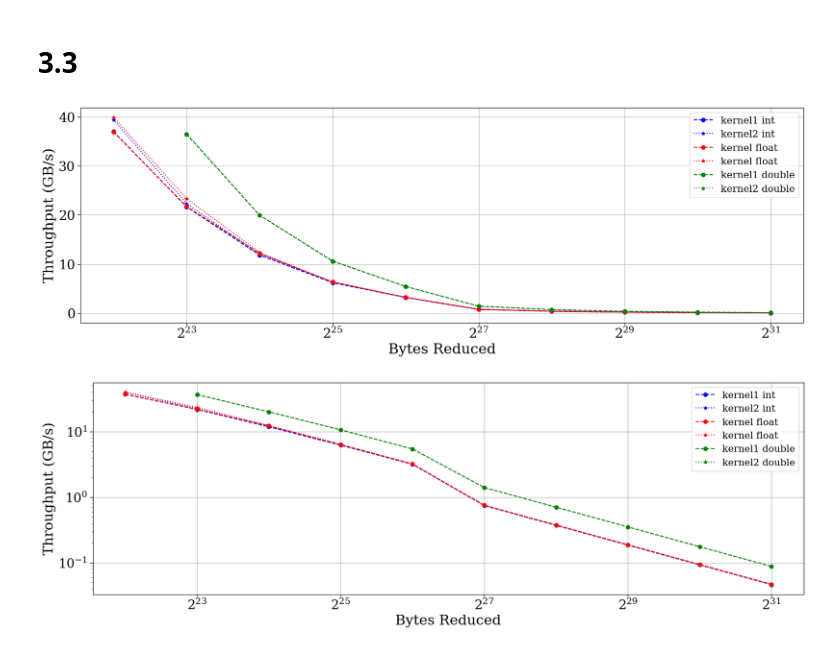
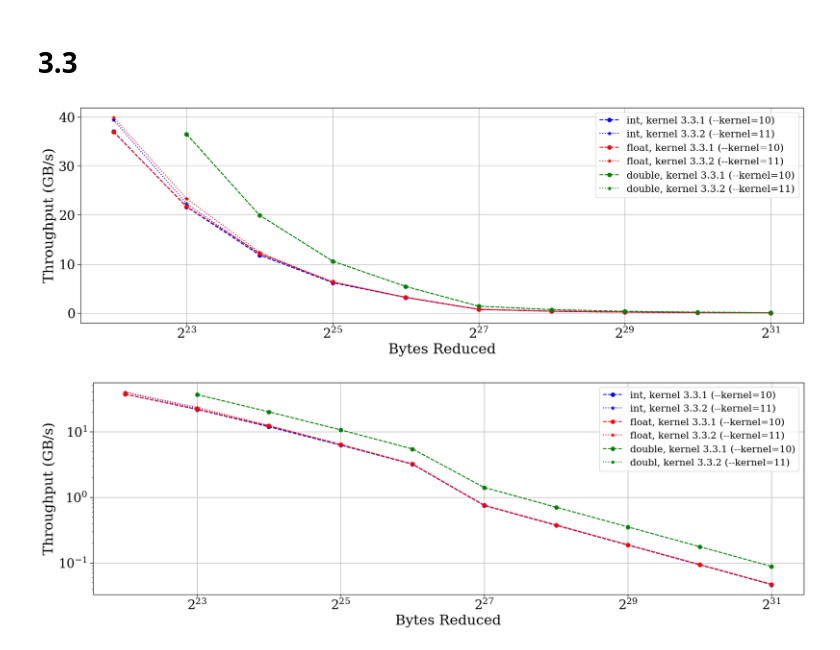
Before and after one commit to DerBurri/hpcexercise, a Jupyter notebook: gpu_algo_design/Ex03/out/visu.ipynb, the cells around one changed output. Drawn from its saved outputs; the diff is of its cells as text; code cells hidden in the pictures.

```diff
--- a/gpu_algo_design/Ex03/out/visu.ipynb
+++ b/gpu_algo_design/Ex03/out/visu.ipynb
@@ -153,56 +153,56 @@ df = pd.read_csv("reduction.csv")
 plt.figure(figsize=(20, 6))
 
 dff = df[(df["kernelNr"] == 10) & (df["datatype"] == "i")]
-plt.plot(dff["nBytes"],dff["BWGBs"], label=f"kernel1 int", color="blue", marker="o", linestyle="--")
+plt.plot(dff["nBytes"],dff["BWGBs"], label=f"int, kernel 3.3.1 (--kernel=10)", color="blue", marker="o", linestyle="--")
 dff = df[(df["kernelNr"] == 11) & (df["datatype"] == "i")]
-plt.plot(dff["nBytes"],dff["BWGBs"], label=f"kernel2 int",  color="blue", marker="*", linestyle=":")
+plt.plot(dff["nBytes"],dff["BWGBs"], label=f"int, kernel 3.3.2 (--kernel=11)",  color="blue", marker="*", linestyle=":")
 
 dff = df[(df["kernelNr"] == 10) & (df["datatype"] == "f")]
-plt.plot(dff["nBytes"],dff["BWGBs"], label=f"kernel float", color="red", marker="o", linestyle="--")
+plt.plot(dff["nBytes"],dff["BWGBs"], label=f"float, kernel 3.3.1 (--kernel=10)", color="red", marker="o", linestyle="--")
 dff = df[(df["kernelNr"] == 11) & (df["datatype"] == "f")]
-plt.plot(dff["nBytes"],dff["BWGBs"], label=f"kernel float",  color="red", marker="*", linestyle=":")
+plt.plot(dff["nBytes"],dff["BWGBs"], label=f"float, kernel 3.3.2 (--kernel=11)",  color="red", marker="*", linestyle=":")
 
 dff = df[(df["kernelNr"] == 10) & (df["datatype"] == "d")]
-plt.plot(dff["nBytes"],dff["BWGBs"], label=f"kernel1 double", color="green", marker="o", linestyle="--")
+plt.plot(dff["nBytes"],dff["BWGBs"], label=f"double, kernel 3.3.1 (--kernel=10)", color="green", marker="o", linestyle="--")
 dff = df[(df["kernelNr"] == 11) & (df["datatype"] == "d")]
-plt.plot(dff["nBytes"],dff["BWGBs"], label=f"kernel2 double",  color="green", marker="*", linestyle=":")
+plt.plot(dff["nBytes"],dff["BWGBs"], label=f"double, kernel 3.3.2 (--kernel=11)",  color="green", marker="*", linestyle=":")
 
 plt.yscale("linear")
 plt.xscale("log",base=2)
 plt.legend()
 plt.grid()
 plt.xlabel("Bytes Reduced")
 plt.ylabel("Throughput (GB/s)")
 plt.savefig("reduction_lin.pdf", bbox_inches="tight")
 plt.show()
 
 
 
 plt.figure(figsize=(20, 6))
 
 dff = df[(df["kernelNr"] == 10) & (df["datatype"] == "i")]
-plt.plot(dff["nBytes"],dff["BWGBs"], label=f"kernel1 int", color="blue", marker="o", linestyle="--")
+plt.plot(dff["nBytes"],dff["BWGBs"], label=f"int, kernel 3.3.1 (--kernel=10)", color="blue", marker="o", linestyle="--")
 dff = df[(df["kernelNr"] == 11) & (df["datatype"] == "i")]
-plt.plot(dff["nBytes"],dff["BWGBs"], label=f"kernel2 int",  color="blue", marker="*", linestyle=":")
+plt.plot(dff["nBytes"],dff["BWGBs"], label=f"int, kernel 3.3.2 (--kernel=11)",  color="blue", marker="*", linestyle=":")
 
 dff = df[(df["kernelNr"] == 10) & (df["datatype"] == "f")]
-plt.plot(dff["nBytes"],dff["BWGBs"], label=f"kernel float", color="red", marker="o", linestyle="--")
+plt.plot(dff["nBytes"],dff["BWGBs"], label=f"float, kernel 3.3.1 (--kernel=10)", color="red", marker="o", linestyle="--")
 dff = df[(df["kernelNr"] == 11) & (df["datatype"] == "f")]
-plt.plot(dff["nBytes"],dff["BWGBs"], label=f"kernel float",  color="red", marker="*", linestyle=":")
+plt.plot(dff["nBytes"],dff["BWGBs"], label=f"float, kernel 3.3.2 (--kernel=11)",  color="red", marker="*", linestyle=":")
 
 dff = df[(df["kernelNr"] == 10) & (df["datatype"] == "d")]
-plt.plot(dff["nBytes"],dff["BWGBs"], label=f"kernel1 double", color="green", marker="o", linestyle="--")
+plt.plot(dff["nBytes"],dff["BWGBs"], label=f"double, kernel 3.3.1 (--kernel=10)", color="green", marker="o", linestyle="--")
 dff = df[(df["kernelNr"] == 11) & (df["datatype"] == "d")]
-plt.plot(dff["nBytes"],dff["BWGBs"], label=f"kernel2 double",  color="green", marker="*", linestyle=":")
+plt.plot(dff["nBytes"],dff["BWGBs"], label=f"doubl, kernel 3.3.2 (--kernel=11)",  color="green", marker="*", linestyle=":")
 
 plt.yscale("log")
 plt.xscale("log",base=2)
 plt.legend()
 plt.grid()
 plt.xlabel("Bytes Reduced")
 plt.ylabel("Throughput (GB/s)")
 plt.savefig("reduction_log.pdf", bbox_inches="tight")
 plt.show()
 # %% [output]
-[figure, old version]
+[figure, new version]
-[figure, old version]
+[figure, new version]
```
Also changed, not shown: 5 other files.
